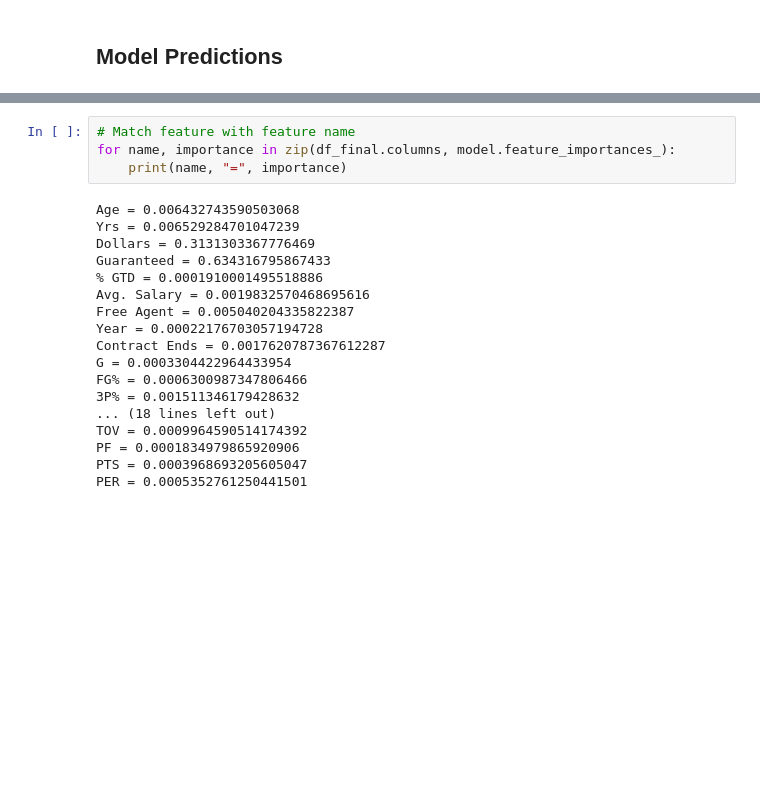
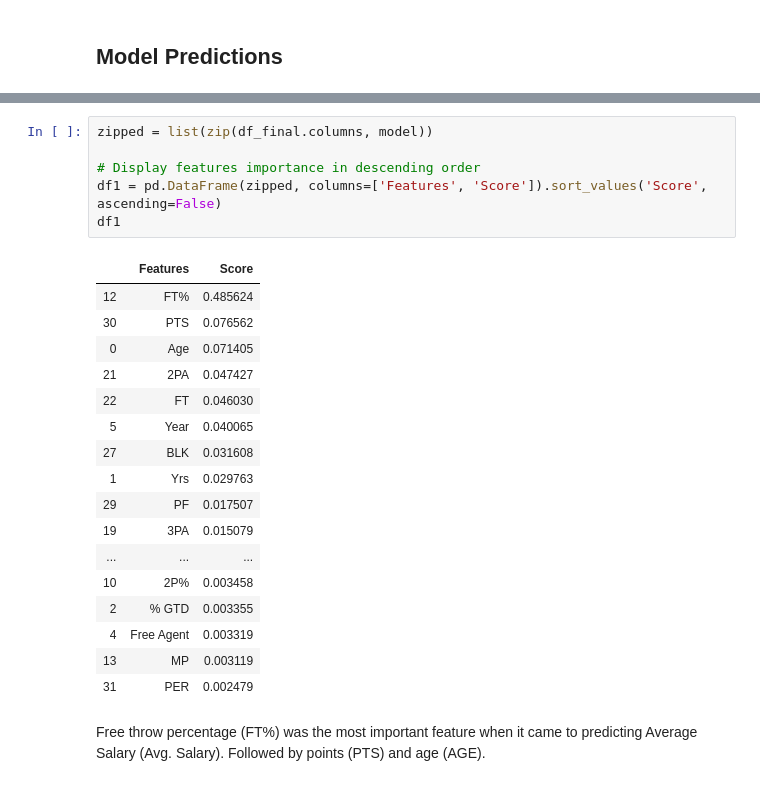
Before and after one commit to terrenceturner/NBA-Salary-Prediction, a Jupyter notebook: In-Depth Data Analysis.ipynb, the cells around one changed output, grey strips where cells are left out. Drawn from its saved outputs; the diff is of its cells as text; blank space fills up the shorter version.

```diff
--- a/In-Depth Data Analysis.ipynb
+++ b/In-Depth Data Analysis.ipynb
@@ -345,22 +262,26 @@ Feature: 33, Score: 0.00054
-# %%
-# Match feature with feature name
-for name, importance in zip(df_final.columns, model.feature_importances_):
-    print(name, "=", importance)
-# %% [output]
-Age = 0.006432743590503068
-Yrs = 0.006529284701047239
-Dollars = 0.3131303367776469
-Guaranteed = 0.634316795867433
-% GTD = 0.0001910001495518886
-Avg. Salary = 0.0019832570468695616
-Free Agent = 0.005040204335822387
-Year = 0.00022176703057194728
-Contract Ends = 0.0017620787367612287
-G = 0.0003304422964433954
-FG% = 0.0006300987347806466
-3P% = 0.001511346179428632
-... (18 lines left out)
-TOV = 0.0009964590514174392
-PF = 0.0001834979865920906
-PTS = 0.0003968693205605047
-PER = 0.0005352761250441501
+# %%
+zipped = list(zip(df_final.columns, model))
+
+# Display features importance in descending order
+df1 = pd.DataFrame(zipped, columns=['Features', 'Score']).sort_values('Score', ascending=False)
+df1
+# %% [output]
+|  | Features | Score |
+| 12 | FT% | 0.485624 |
+| 30 | PTS | 0.076562 |
+| 0 | Age | 0.071405 |
+| 21 | 2PA | 0.047427 |
+| 22 | FT | 0.046030 |
+| 5 | Year | 0.040065 |
+| 27 | BLK | 0.031608 |
+| 1 | Yrs | 0.029763 |
+| 29 | PF | 0.017507 |
+| 19 | 3PA | 0.015079 |
+| ... | ... | ... |
+| 10 | 2P% | 0.003458 |
+| 2 | % GTD | 0.003355 |
+| 4 | Free Agent | 0.003319 |
+| 13 | MP | 0.003119 |
+| 31 | PER | 0.002479 |
+# %% [markdown]
+Free throw percentage (FT%) was the most important feature when it came to predicting Average Salary (Avg. Salary). Followed by points (PTS) and age (AGE).
```
Also changed, not shown: parts of 30 cells of this notebook, 3 other files.
